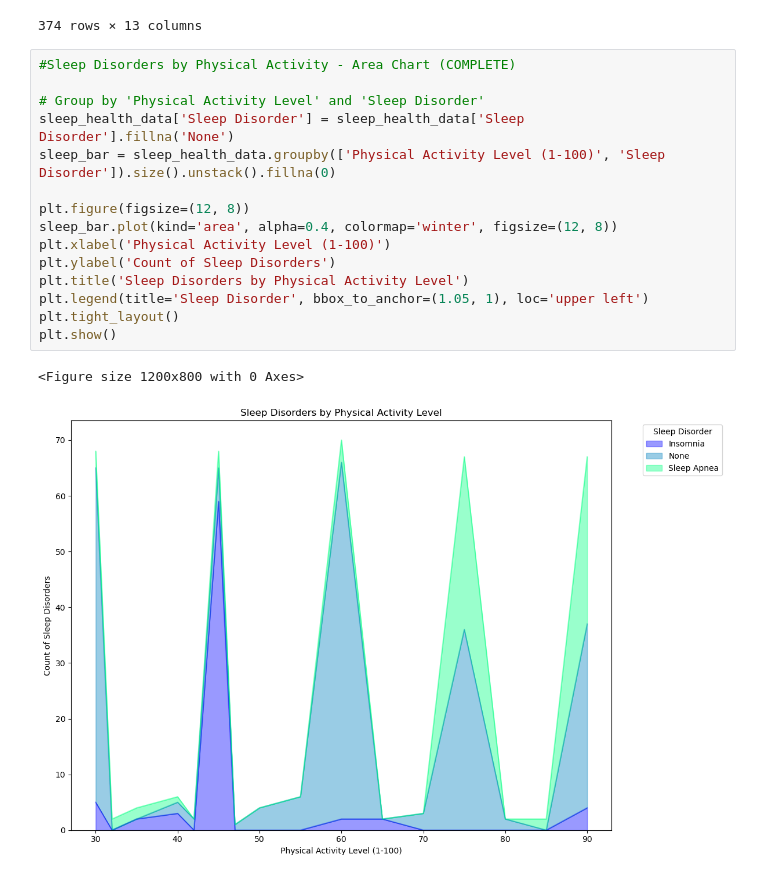
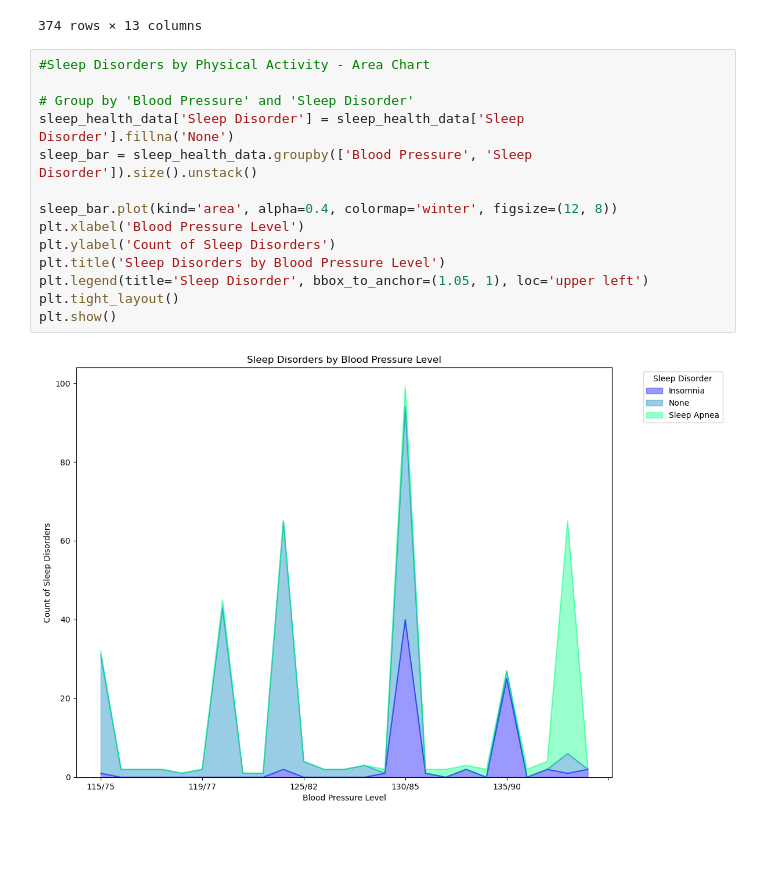
Before and after one commit to GBishop85/Project-One, a Jupyter notebook: Project_1_Sleep_Disorders.ipynb, the cells around one changed output. Cells and saved outputs as stored; diff of their text form; blank space fills up the shorter version.

```diff
--- a/Project_1_Sleep_Disorders.ipynb
+++ b/Project_1_Sleep_Disorders.ipynb
@@ -29,21 +29,19 @@ sleep_health_data
 | 373 | 374 | Female | 59 | Nurse | 8.1 | 9 | 75 | ... |
 374 rows × 13 columns
 # %%
-#Sleep Disorders by Physical Activity - Area Chart (COMPLETE)
+#Sleep Disorders by Physical Activity - Area Chart
 
-# Group by 'Physical Activity Level' and 'Sleep Disorder'
+# Group by 'Blood Pressure' and 'Sleep Disorder'
 sleep_health_data['Sleep Disorder'] = sleep_health_data['Sleep Disorder'].fillna('None')
-sleep_bar = sleep_health_data.groupby(['Physical Activity Level (1-100)', 'Sleep Disorder']).size().unstack().fillna(0)
+sleep_bar = sleep_health_data.groupby(['Blood Pressure', 'Sleep Disorder']).size().unstack()
 
-plt.figure(figsize=(12, 8))
 sleep_bar.plot(kind='area', alpha=0.4, colormap='winter', figsize=(12, 8))
-plt.xlabel('Physical Activity Level (1-100)')
+plt.xlabel('Blood Pressure Level')
 plt.ylabel('Count of Sleep Disorders')
-plt.title('Sleep Disorders by Physical Activity Level')
+plt.title('Sleep Disorders by Blood Pressure Level')
 plt.legend(title='Sleep Disorder', bbox_to_anchor=(1.05, 1), loc='upper left')
 plt.tight_layout()
 plt.show()
 # %% [output]
-<Figure size 1200x800 with 0 Axes>
-[figure, old version]
+[figure, new version]
 # %%
```
Also changed, not shown: parts of 8 cells of this notebook.
